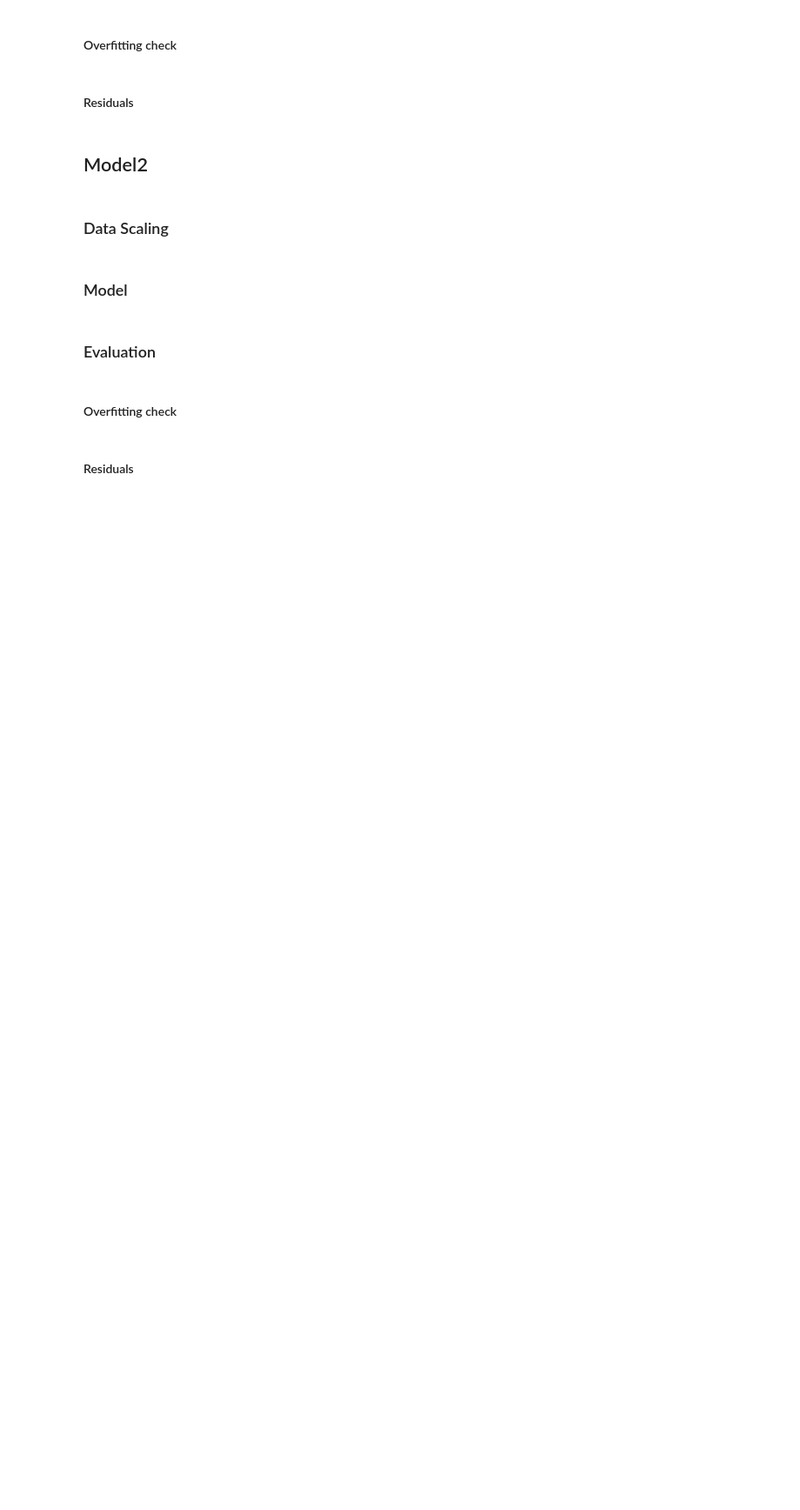
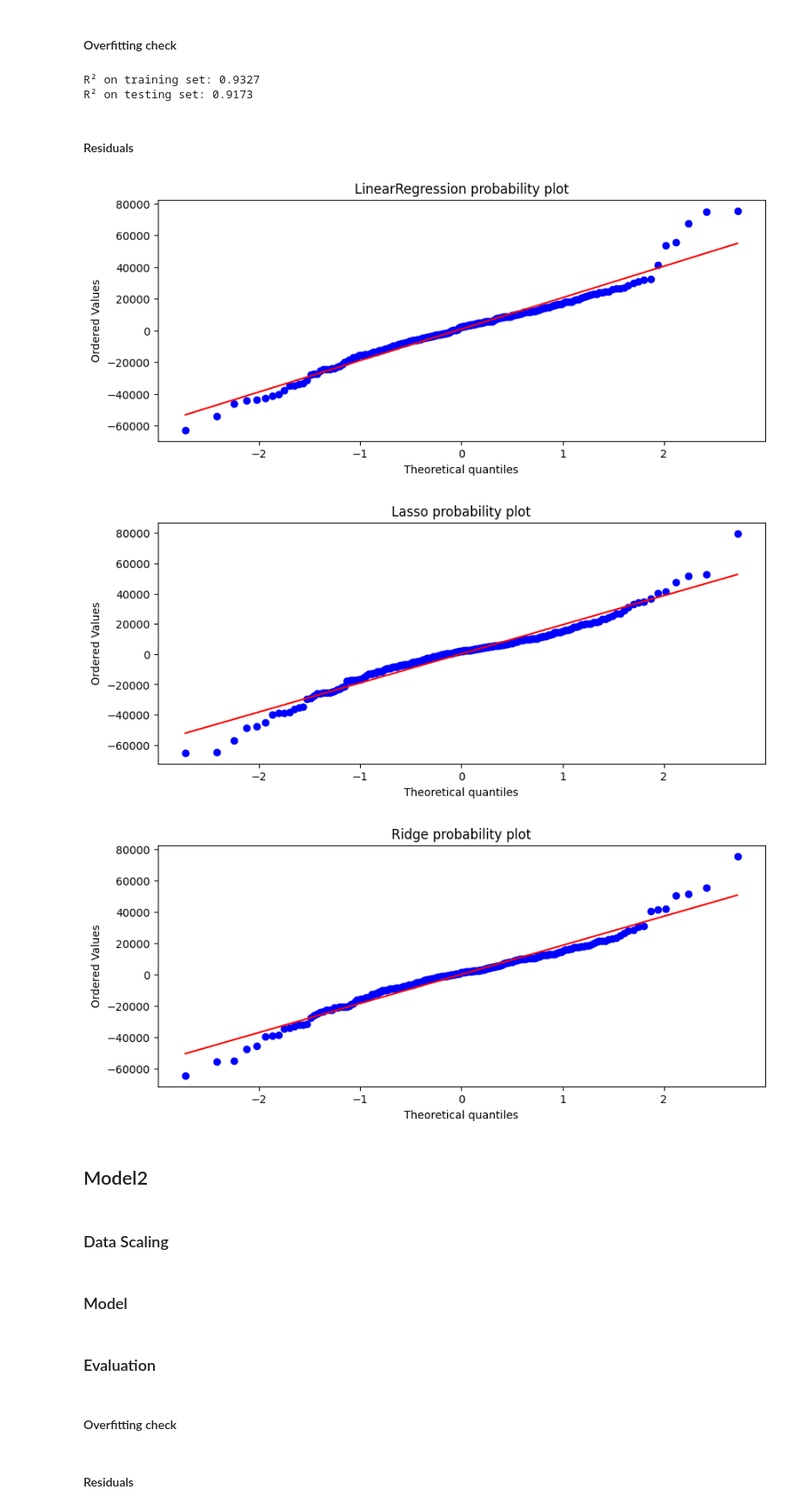
Before and after one commit to marta-glanowska/data-science, a Jupyter notebook: Projects/Regression/Regression_housing_prices.ipynb, the cells around one changed output. Shown: that part at 87% size. Saved outputs shown, nothing was run; the diff lists cells and outputs as text; code cells hidden in the pictures; blank space fills up the shorter version.

Commit message:
Linear regression model added

```diff
--- a/Projects/Regression/Regression_housing_prices.ipynb
+++ b/Projects/Regression/Regression_housing_prices.ipynb
@@ -416,0 +440,3 @@ evaluation_dict = {}
+# %%
+grid_lasso_model = GridSearchCV(lin_lasso_model, param_grid, cv=5)
+grid_ridge_model = GridSearchCV(lin_ridge_model, param_grid, cv=5)
@@ -416,0 +449,4 @@ evaluation_dict = {}
+# %%
+lin_model.fit(X_train, y_train)
+grid_lasso_model.fit(X_train, y_train)
+grid_ridge_model.fit(X_train, y_train)
@@ -417,2 +456,8 @@ evaluation_dict = {}
+# %%
+models_list = {
+    'LinearRegression': lin_model,
+    'Lasso': grid_lasso_model,
+    'Ridge': grid_ridge_model
+}
 # %% [markdown]
 ### Evaluation
@@ -419,7 +498,34 @@ evaluation_dict = {}
 # %% [markdown]
 #### Overfitting check
+# %%
+train_r2 = grid_ridge_model.score(X_train, y_train)  # R² on training set
+test_r2 = grid_ridge_model.score(X_test, y_test) # R² on testing set
+
+print(f"R² on training set: {train_r2:.4f}")
+print(f"R² on testing set: {test_r2:.4f}")
+# %% [output]
+R² on training set: 0.9327
+R² on testing set: 0.9173
 # %% [markdown]
 #### Residuals
+# %%
+import scipy as sp
+
+def print_residuals(models_list):
+    for name, model in models_list.items():
+        y_pred = model.predict(X_test)
+
+        test_residuals = y_test - y_pred
+
+        fig, ax = plt.subplots(figsize=(10,4))
+        _ = sp.stats.probplot(test_residuals, plot=ax)
+        ax.set_title(f"{name} probability plot")
+# %%
+print_residuals(models_list)
+# %% [output]
+[figure, added]
+[figure, added]
+[figure, added]
 # %% [markdown]
 ## Model2
 # %% [markdown]
```
Also changed, not shown: parts of 14 cells of this notebook.
